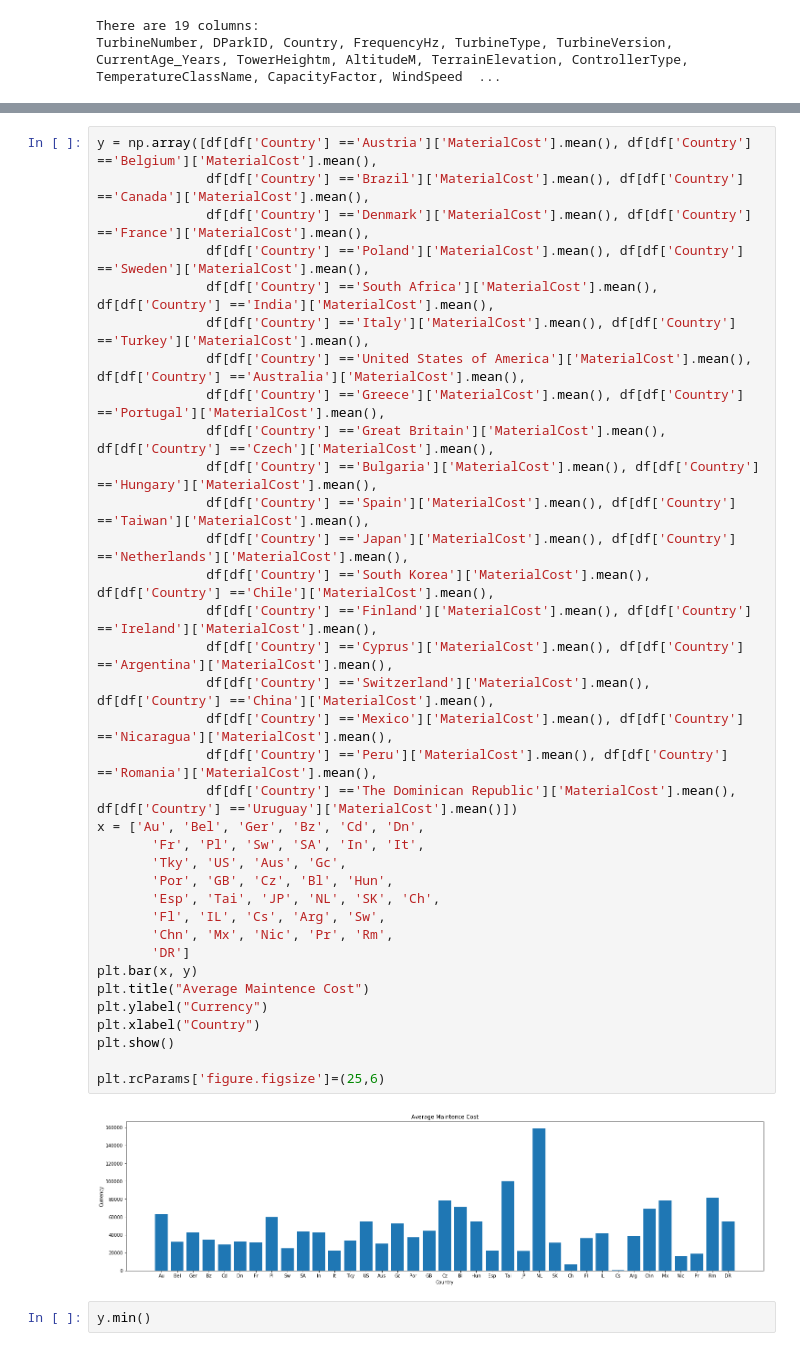
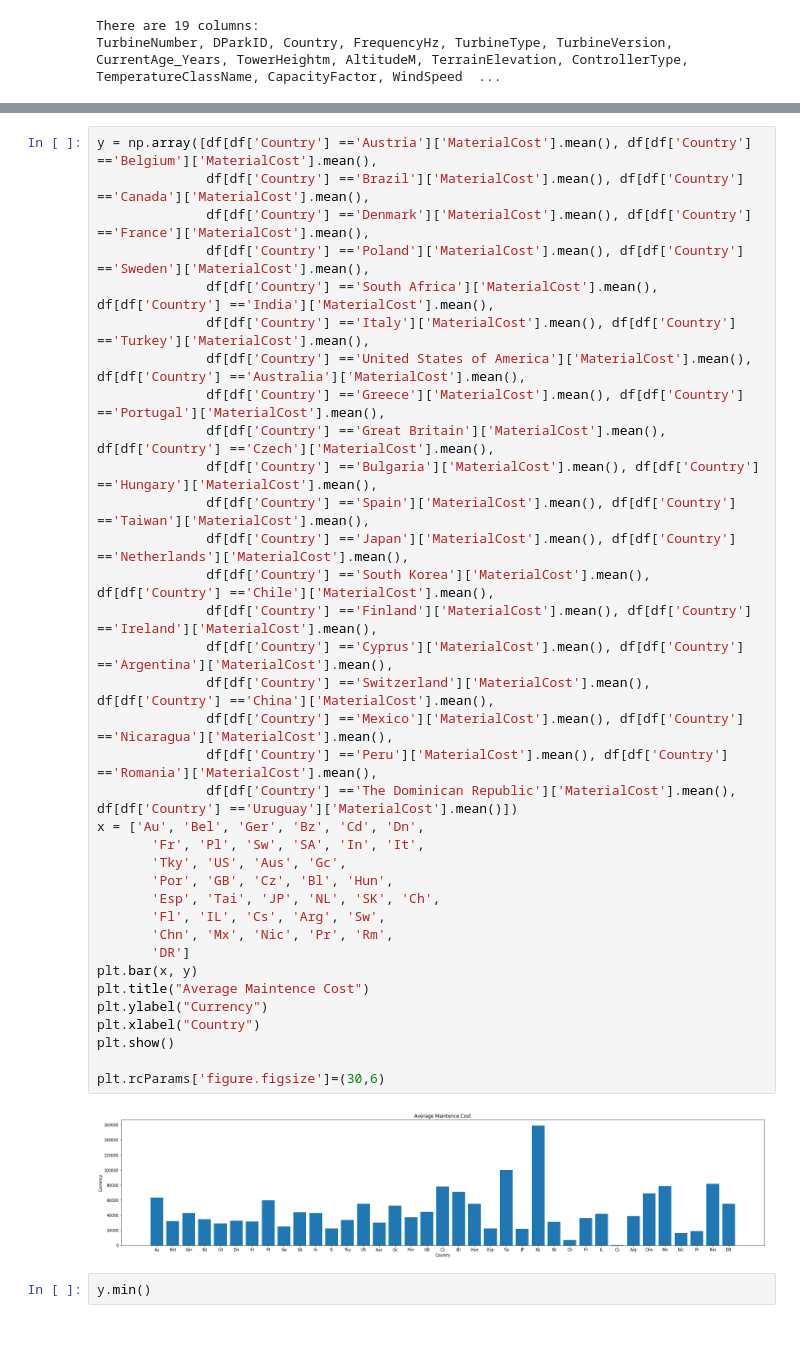
Before and after one commit to amitdatawarrior/MLProject, a Jupyter notebook: Vestas.ipynb, the cells around one changed output, grey strips where cells are left out. Saved outputs shown, nothing was run; the diff lists cells and outputs as text.

```diff
--- a/Vestas.ipynb
+++ b/Vestas.ipynb
@@ -84,35 +112,35 @@ y = np.array([df[df['Country'] =='Austria']['MaterialCost'].mean(), df[df['Count
               df[df['Country'] =='South Africa']['MaterialCost'].mean(), df[df['Country'] =='India']['MaterialCost'].mean(),
               df[df['Country'] =='Italy']['MaterialCost'].mean(), df[df['Country'] =='Turkey']['MaterialCost'].mean(),
               df[df['Country'] =='United States of America']['MaterialCost'].mean(), df[df['Country'] =='Australia']['MaterialCost'].mean(),
               df[df['Country'] =='Greece']['MaterialCost'].mean(), df[df['Country'] =='Portugal']['MaterialCost'].mean(),
               df[df['Country'] =='Great Britain']['MaterialCost'].mean(), df[df['Country'] =='Czech']['MaterialCost'].mean(),
               df[df['Country'] =='Bulgaria']['MaterialCost'].mean(), df[df['Country'] =='Hungary']['MaterialCost'].mean(),
               df[df['Country'] =='Spain']['MaterialCost'].mean(), df[df['Country'] =='Taiwan']['MaterialCost'].mean(),
               df[df['Country'] =='Japan']['MaterialCost'].mean(), df[df['Country'] =='Netherlands']['MaterialCost'].mean(),
               df[df['Country'] =='South Korea']['MaterialCost'].mean(), df[df['Country'] =='Chile']['MaterialCost'].mean(),
               df[df['Country'] =='Finland']['MaterialCost'].mean(), df[df['Country'] =='Ireland']['MaterialCost'].mean(),
               df[df['Country'] =='Cyprus']['MaterialCost'].mean(), df[df['Country'] =='Argentina']['MaterialCost'].mean(),
               df[df['Country'] =='Switzerland']['MaterialCost'].mean(), df[df['Country'] =='China']['MaterialCost'].mean(),
               df[df['Country'] =='Mexico']['MaterialCost'].mean(), df[df['Country'] =='Nicaragua']['MaterialCost'].mean(),
               df[df['Country'] =='Peru']['MaterialCost'].mean(), df[df['Country'] =='Romania']['MaterialCost'].mean(),
               df[df['Country'] =='The Dominican Republic']['MaterialCost'].mean(), df[df['Country'] =='Uruguay']['MaterialCost'].mean()])
 x = ['Au', 'Bel', 'Ger', 'Bz', 'Cd', 'Dn',
        'Fr', 'Pl', 'Sw', 'SA', 'In', 'It',
        'Tky', 'US', 'Aus', 'Gc',
        'Por', 'GB', 'Cz', 'Bl', 'Hun',
        'Esp', 'Tai', 'JP', 'NL', 'SK', 'Ch',
        'Fl', 'IL', 'Cs', 'Arg', 'Sw',
        'Chn', 'Mx', 'Nic', 'Pr', 'Rm',
        'DR']
 plt.bar(x, y)
 plt.title("Average Maintence Cost")
 plt.ylabel("Currency")
 plt.xlabel("Country")
 plt.show()
 
-plt.rcParams['figure.figsize']=(25,6)
+plt.rcParams['figure.figsize']=(30,6)
 # %% [output]
-[figure, old version]
+[figure, new version]
 # %%
 y.min()
 # %% [output]
```
Also changed, not shown: parts of 35 cells of this notebook.
